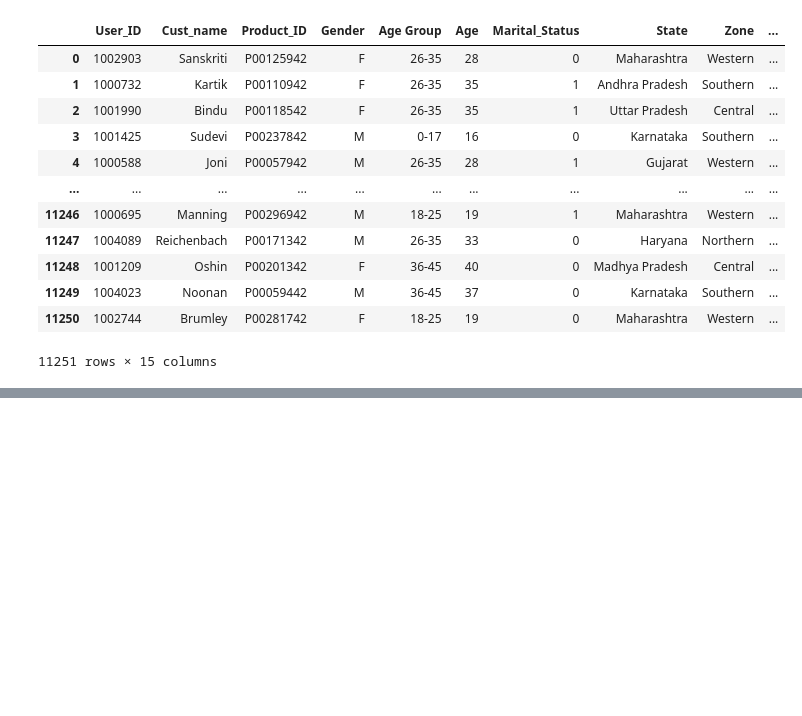
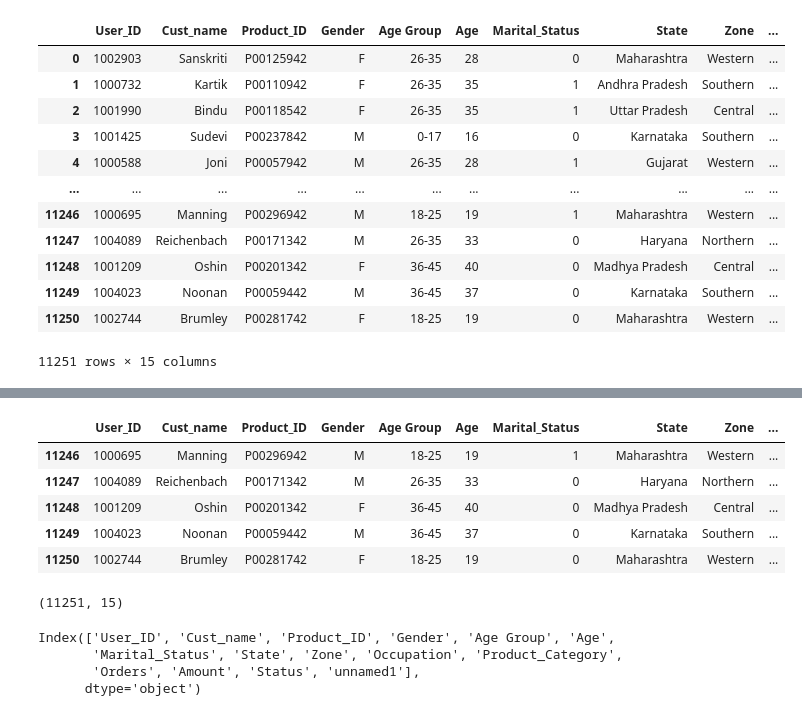
Before and after one commit to rakshume/EDA, a Jupyter notebook: Diwali/diwali_sales.ipynb, the cells around one changed output, grey strips where cells are left out. Drawn from its saved outputs; the diff is of its cells as text; code cells hidden in the pictures; blank space fills up the shorter version.

```diff
--- a/Diwali/diwali_sales.ipynb
+++ b/Diwali/diwali_sales.ipynb
@@ -25,0 +35,20 @@ df
+# %%
+df.tail()
+# %% [output]
+|  | User_ID | Cust_name | Product_ID | Gender | Age Group | Age | Marital_Status | State | Zone | ... |
+| 11246 | 1000695 | Manning | P00296942 | M | 18-25 | 19 | 1 | Maharashtra | Western | ... |
+| 11247 | 1004089 | Reichenbach | P00171342 | M | 26-35 | 33 | 0 | Haryana | Northern | ... |
+| 11248 | 1001209 | Oshin | P00201342 | F | 36-45 | 40 | 0 | Madhya Pradesh | Central | ... |
+| 11249 | 1004023 | Noonan | P00059442 | M | 36-45 | 37 | 0 | Karnataka | Southern | ... |
+| 11250 | 1002744 | Brumley | P00281742 | F | 18-25 | 19 | 0 | Maharashtra | Western | ... |
+# %%
+df.shape
+# %% [output]
+(11251, 15)
+# %%
+df.columns
+# %% [output]
+Index(['User_ID', 'Cust_name', 'Product_ID', 'Gender', 'Age Group', 'Age',
+       'Marital_Status', 'State', 'Zone', 'Occupation', 'Product_Category',
+       'Orders', 'Amount', 'Status', 'unnamed1'],
+      dtype='object')
```
Also changed, not shown: parts of 28 cells of this notebook, 4 other files.
